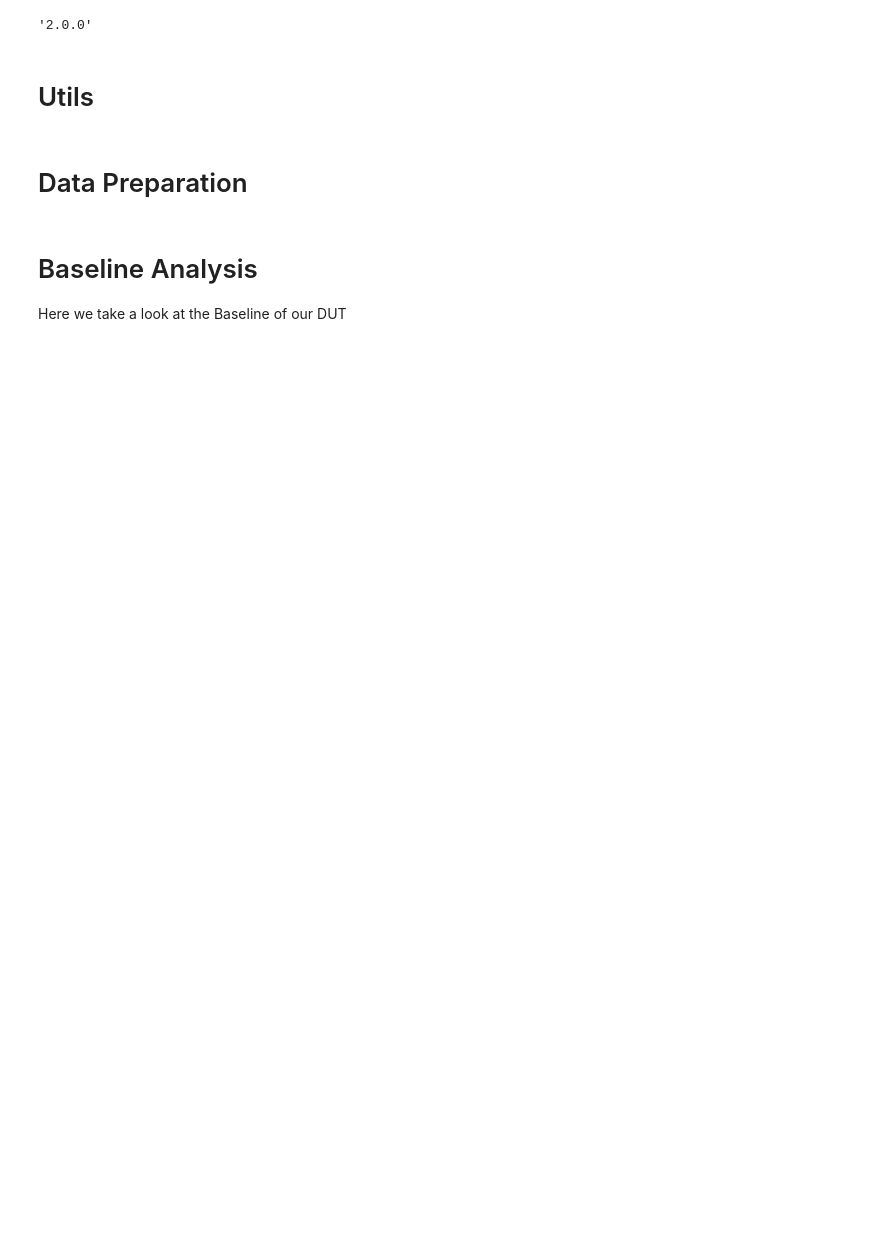
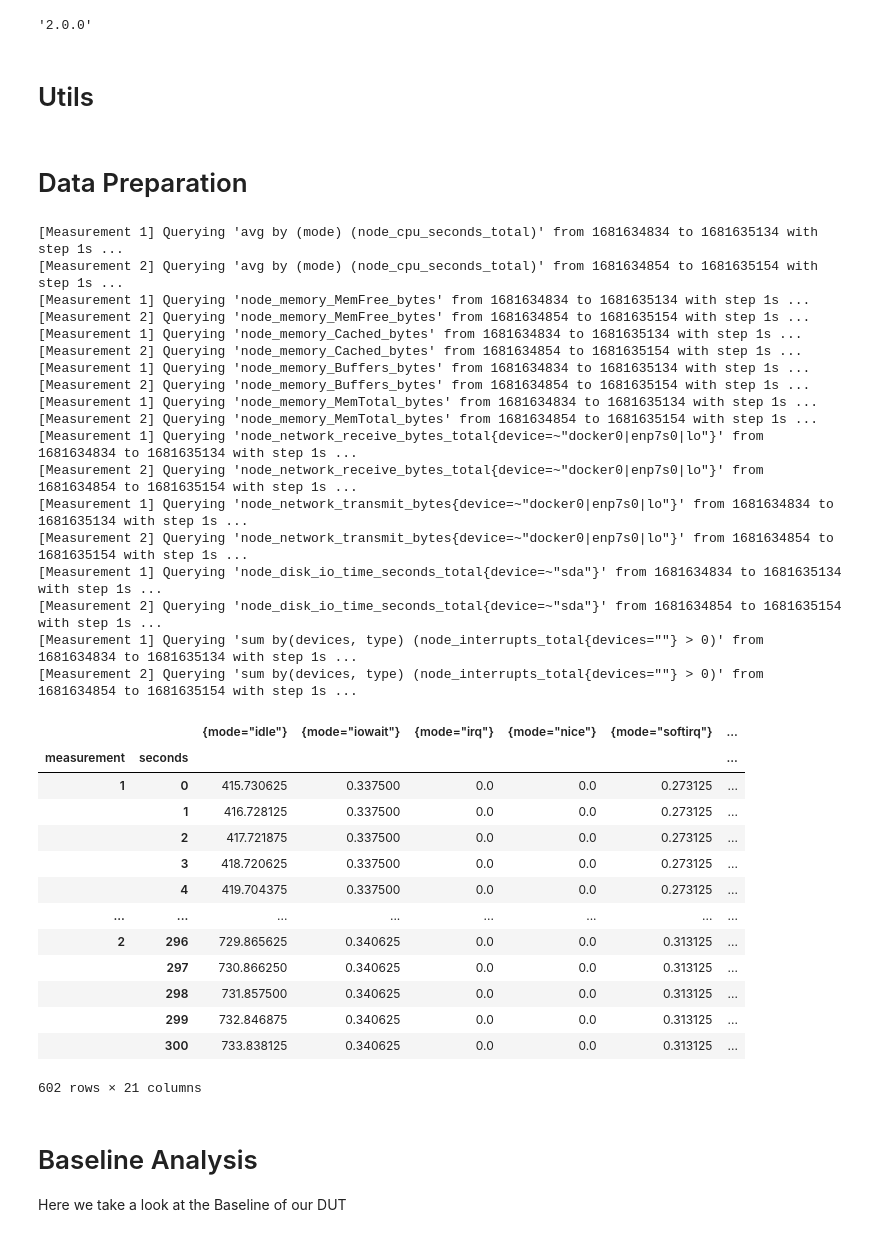
Before and after one commit to twobiers/software-architecture-sustainability-experiment, a Jupyter notebook: results/analysis.ipynb, the cells around one changed output. Saved outputs shown, nothing was run; the diff lists cells and outputs as text; code cells hidden in the pictures; blank space fills up the shorter version.

Commit message:
add humongous df

```diff
--- a/results/analysis.ipynb
+++ b/results/analysis.ipynb
@@ -152,6 +164,60 @@ def prepare_disk_io_rate(measurement_dataframe):
 
 def prepare_interrupts(measurement_dataframe):
     return prepare_series(lambda start, duration, end: f"sum by (devices, type) (idelta(node_interrupts_total{interrupts_filter}[{duration}]) > 0)", measurement_dataframe)
+# %%
+# This is just a try to load everything into a single dataframe.
+# It's not working yet, but I'm going to leave it here for now.
+def prepare_humongous_dataframe(df: pd.DataFrame) -> pd.DataFrame:
+    cpu_seconds = prepare_dataframe(lambda start, duration, end: "avg by (mode) (node_cpu_seconds_total)", df).set_index(['measurement', 'seconds'])
+    memory_free = prepare_dataframe(lambda start, duration, end: "node_memory_MemFree_bytes", df).set_index(['measurement','seconds'])
+    memory_chached = prepare_dataframe(lambda start, duration, end: "node_memory_Cached_bytes", df).set_index(['measurement','seconds'])
+    memory_buffers = prepare_dataframe(lambda start, duration, end: "node_memory_Buffers_bytes", df).set_index(['measurement', 'seconds'])
+    memory_total = prepare_dataframe(lambda start, duration, end: "node_memory_MemTotal_bytes", df).set_index(['measurement', 'seconds'])
+    network_receive_bytes = prepare_dataframe(lambda start, duration, end: f"node_network_receive_bytes_total{net_filter_label}", df).set_index(['measurement', 'seconds'])
+    network_transmit_bytes = prepare_dataframe(lambda start, duration, end: f"node_network_transmit_bytes{net_filter_label}", df).set_index(['measurement', 'seconds'])
+    disk_io_time_seconds = prepare_dataframe(lambda start, duration, end: f"node_disk_io_time_seconds_total{disk_filter_label}", df).set_index(['measurement', 'seconds'])
+    interrupts = prepare_dataframe(lambda start, duration, end: f"sum by(devices, type) (node_interrupts_total{interrupts_filter} > 0)", df).set_index(['measurement', 'seconds'])
+
+    df = pd.concat(
+        [cpu_seconds, memory_free, memory_chached, memory_buffers, memory_total, network_receive_bytes, network_transmit_bytes, disk_io_time_seconds, interrupts],
+        axis=1,
+        names=['measurement', 'seconds']
+    )
+
+    return df
+# %% [output]
+[Measurement 1] Querying 'avg by (mode) (node_cpu_seconds_total)' from 1681634834 to 1681635134 with step 1s ...
+[Measurement 2] Querying 'avg by (mode) (node_cpu_seconds_total)' from 1681634854 to 1681635154 with step 1s ...
+[Measurement 1] Querying 'node_memory_MemFree_bytes' from 1681634834 to 1681635134 with step 1s ...
+[Measurement 2] Querying 'node_memory_MemFree_bytes' from 1681634854 to 1681635154 with step 1s ...
+[Measurement 1] Querying 'node_memory_Cached_bytes' from 1681634834 to 1681635134 with step 1s ...
+[Measurement 2] Querying 'node_memory_Cached_bytes' from 1681634854 to 1681635154 with step 1s ...
+[Measurement 1] Querying 'node_memory_Buffers_bytes' from 1681634834 to 1681635134 with step 1s ...
+[Measurement 2] Querying 'node_memory_Buffers_bytes' from 1681634854 to 1681635154 with step 1s ...
+[Measurement 1] Querying 'node_memory_MemTotal_bytes' from 1681634834 to 1681635134 with step 1s ...
+[Measurement 2] Querying 'node_memory_MemTotal_bytes' from 1681634854 to 1681635154 with step 1s ...
+[Measurement 1] Querying 'node_network_receive_bytes_total{device=~"docker0|enp7s0|lo"}' from 1681634834 to 1681635134 with step 1s ...
+[Measurement 2] Querying 'node_network_receive_bytes_total{device=~"docker0|enp7s0|lo"}' from 1681634854 to 1681635154 with step 1s ...
+[Measurement 1] Querying 'node_network_transmit_bytes{device=~"docker0|enp7s0|lo"}' from 1681634834 to 1681635134 with step 1s ...
+[Measurement 2] Querying 'node_network_transmit_bytes{device=~"docker0|enp7s0|lo"}' from 1681634854 to 1681635154 with step 1s ...
+[Measurement 1] Querying 'node_disk_io_time_seconds_total{device=~"sda"}' from 1681634834 to 1681635134 with step 1s ...
+[Measurement 2] Querying 'node_disk_io_time_seconds_total{device=~"sda"}' from 1681634854 to 1681635154 with step 1s ...
+[Measurement 1] Querying 'sum by(devices, type) (node_interrupts_total{devices=""} > 0)' from 1681634834 to 1681635134 with step 1s ...
+[Measurement 2] Querying 'sum by(devices, type) (node_interrupts_total{devices=""} > 0)' from 1681634854 to 1681635154 with step 1s ...
+|  |  | {mode="idle"} | {mode="iowait"} | {mode="irq"} | {mode="nice"} | {mode="softirq"} | ... |
+| measurement | seconds |  |  |  |  |  | ... |
+| 1 | 0 | 415.730625 | 0.337500 | 0.0 | 0.0 | 0.273125 | ... |
+|  | 1 | 416.728125 | 0.337500 | 0.0 | 0.0 | 0.273125 | ... |
+|  | 2 | 417.721875 | 0.337500 | 0.0 | 0.0 | 0.273125 | ... |
+|  | 3 | 418.720625 | 0.337500 | 0.0 | 0.0 | 0.273125 | ... |
+|  | 4 | 419.704375 | 0.337500 | 0.0 | 0.0 | 0.273125 | ... |
+| ... | ... | ... | ... | ... | ... | ... | ... |
+| 2 | 296 | 729.865625 | 0.340625 | 0.0 | 0.0 | 0.313125 | ... |
+|  | 297 | 730.866250 | 0.340625 | 0.0 | 0.0 | 0.313125 | ... |
+|  | 298 | 731.857500 | 0.340625 | 0.0 | 0.0 | 0.313125 | ... |
+|  | 299 | 732.846875 | 0.340625 | 0.0 | 0.0 | 0.313125 | ... |
+|  | 300 | 733.838125 | 0.340625 | 0.0 | 0.0 | 0.313125 | ... |
+602 rows × 21 columns
 # %% [markdown]
 # Baseline Analysis
 
```
Also changed, not shown: parts of 5 cells of this notebook.
